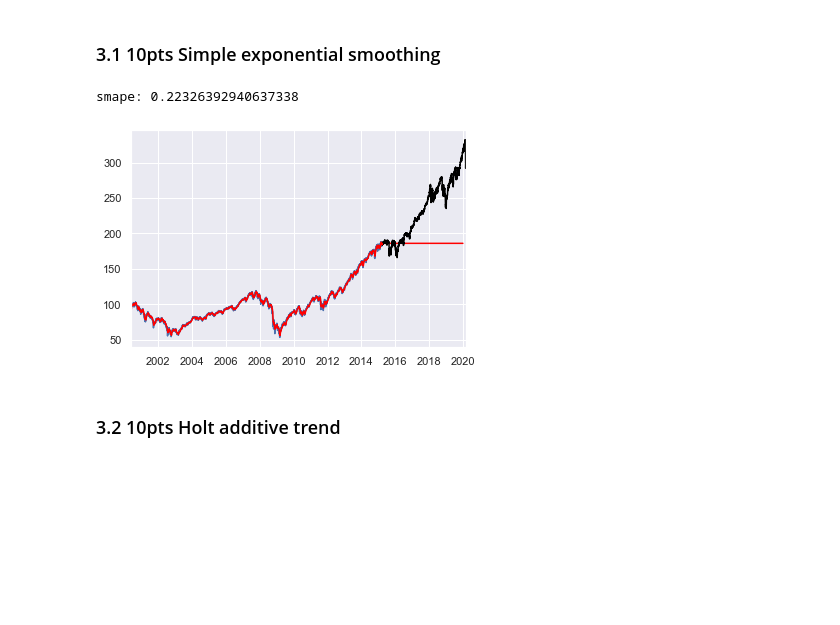
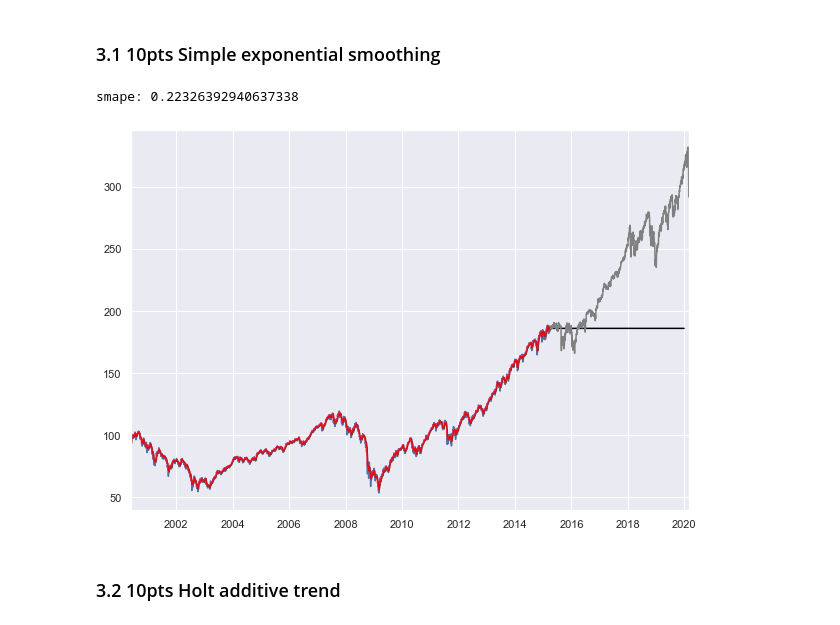
Before and after one commit to earnestsalgado/time-series-analysis_spr22, a Jupyter notebook: HW2/Week 2 Assignment Missing Data and Smoothing Models.ipynb, the cells around one changed output. Drawn from its saved outputs; the diff is of its cells as text; code cells hidden in the pictures; blank space fills up the shorter version.

```diff
--- a/HW2/Week 2 Assignment Missing Data and Smoothing Models.ipynb
+++ b/HW2/Week 2 Assignment Missing Data and Smoothing Models.ipynb
@@ -436,21 +438,22 @@ display(HTML("<style>.container { width:75% !important; }</style>"))
 # %%
 from statsmodels.tsa.api import SimpleExpSmoothing
 # Fit the model, with selected alpha value
 fit1 = SimpleExpSmoothing(y_train).fit(smoothing_level=0.2,optimized=False)
 # Forecast over testing period
 y_pred = fit1.forecast(1243)
 # Plot the values
+plt.figure(figsize=(10,7))
 y_train.plot()
-y_pred.plot(color='red')
-y_test.plot(color='black')
+y_pred.plot(color='black')
+y_test.plot(color='grey')
 fit1.fittedvalues.plot(color='red')
 # Calculate smape of test set performance
 smape = MeanAbsolutePercentageError()
 smape_result = smape(y_test, y_pred )
 print(f'smape: {smape_result}')
 # %% [output]
 smape: 0.22326392940637338
-[figure, old version]
+[figure, new version]
 # %% [markdown]
 ### 3.2 10pts Holt additive trend
 # %%
```
Also changed, not shown: parts of 8 cells of this notebook, 1 other file.
